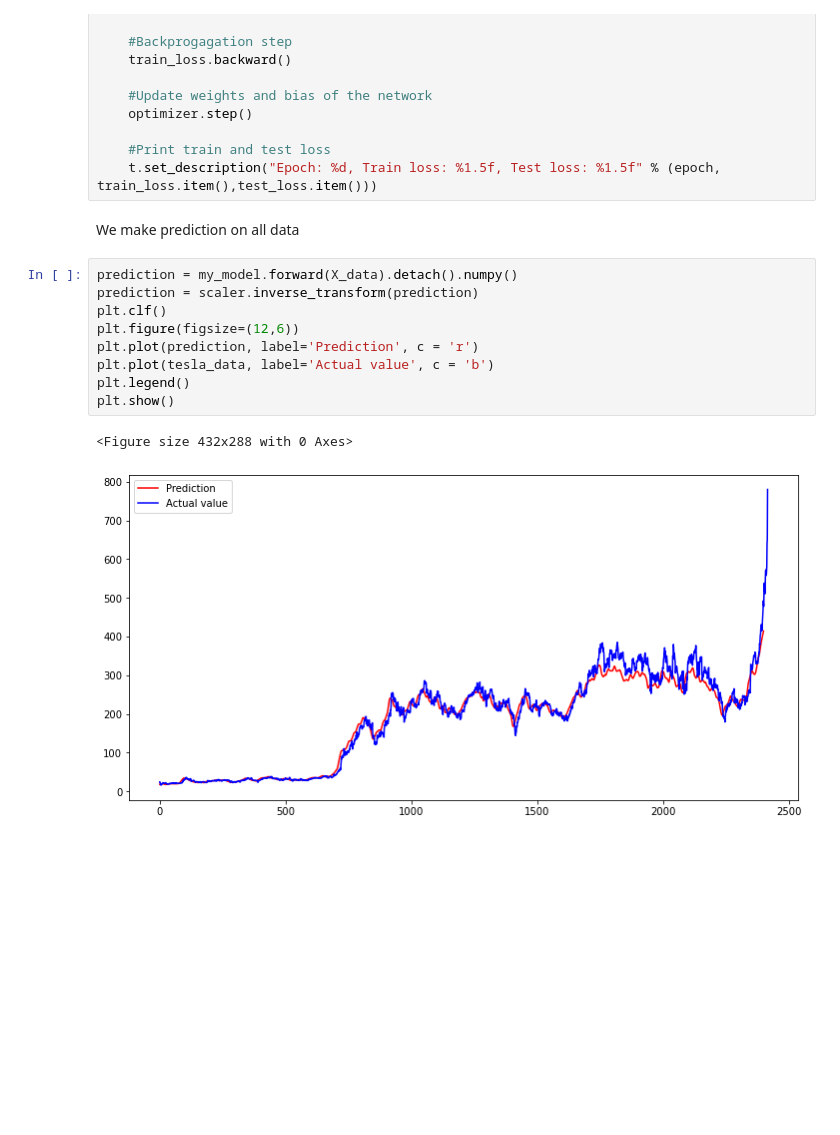
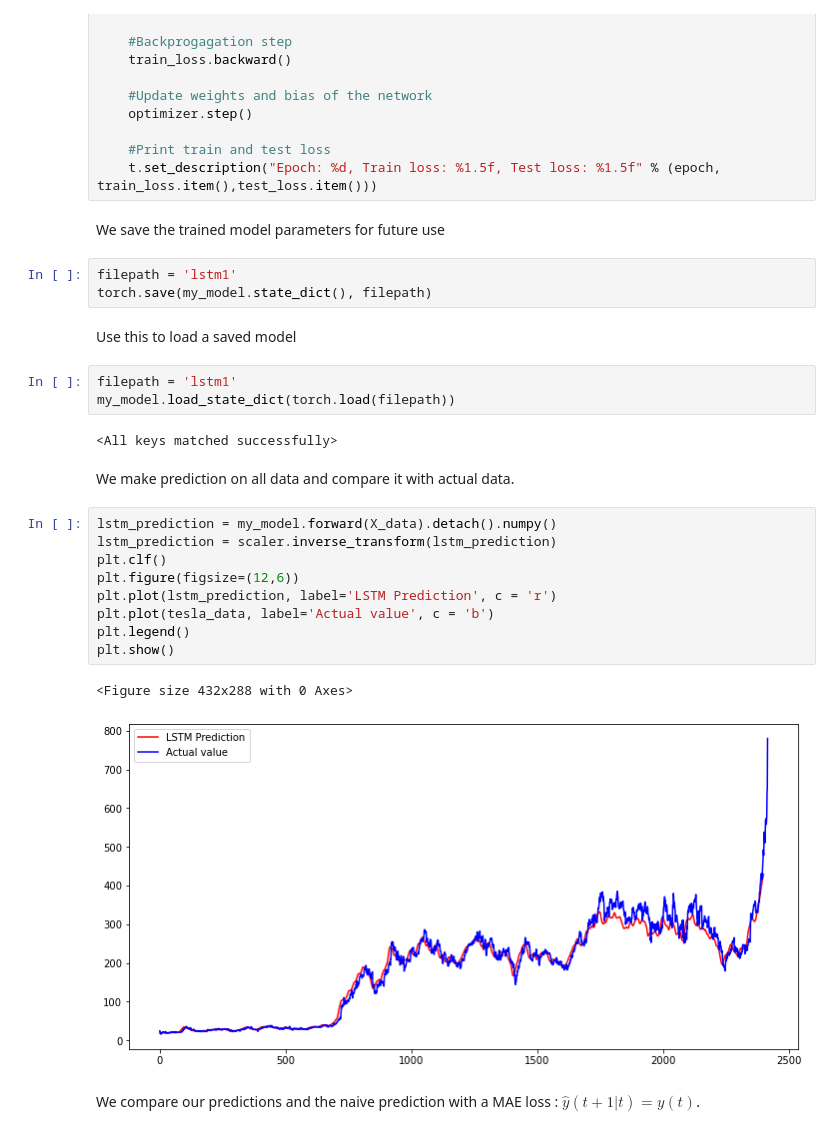
Before and after one commit to ThibaultAlexandre/time-series-forecasting, a Jupyter notebook: main.ipynb, the cells around one changed output. Cells and saved outputs as stored; diff of their text form; blank space fills up the shorter version.

Commit message:
Save lstm parameters and add comparison with naive prediction

```diff
--- a/main.ipynb
+++ b/main.ipynb
@@ -128,17 +128,31 @@ for epoch in t:
 
     #Print train and test loss
     t.set_description("Epoch: %d, Train loss: %1.5f, Test loss: %1.5f" % (epoch, train_loss.item(),test_loss.item()))
+# %% [markdown]
+We save the trained model parameters for future use
+# %%
+filepath = 'lstm1'
+torch.save(my_model.state_dict(), filepath)
+# %% [markdown]
+Use this to load a saved model
+# %%
+filepath = 'lstm1'
+my_model.load_state_dict(torch.load(filepath))
+# %% [output]
+<All keys matched successfully>
 # %% [markdown]
-We make prediction on all data
+We make prediction on all data and compare it with actual data.
 # %%
-prediction = my_model.forward(X_data).detach().numpy()
-prediction = scaler.inverse_transform(prediction)
+lstm_prediction = my_model.forward(X_data).detach().numpy()
+lstm_prediction = scaler.inverse_transform(lstm_prediction)
 plt.clf()
 plt.figure(figsize=(12,6))
-plt.plot(prediction, label='Prediction', c = 'r')
+plt.plot(lstm_prediction, label='LSTM Prediction', c = 'r')
 plt.plot(tesla_data, label='Actual value', c = 'b')
 plt.legend()
 plt.show()
 # %% [output]
 <Figure size 432x288 with 0 Axes>
-[figure, old version]
+[figure, new version]
+# %% [markdown]
+We compare our predictions and the naive prediction with a MAE loss : $\hat{y}(t+1 | t) = y(t)$.
```
Also changed, not shown: parts of 4 cells of this notebook, 1 other file.
